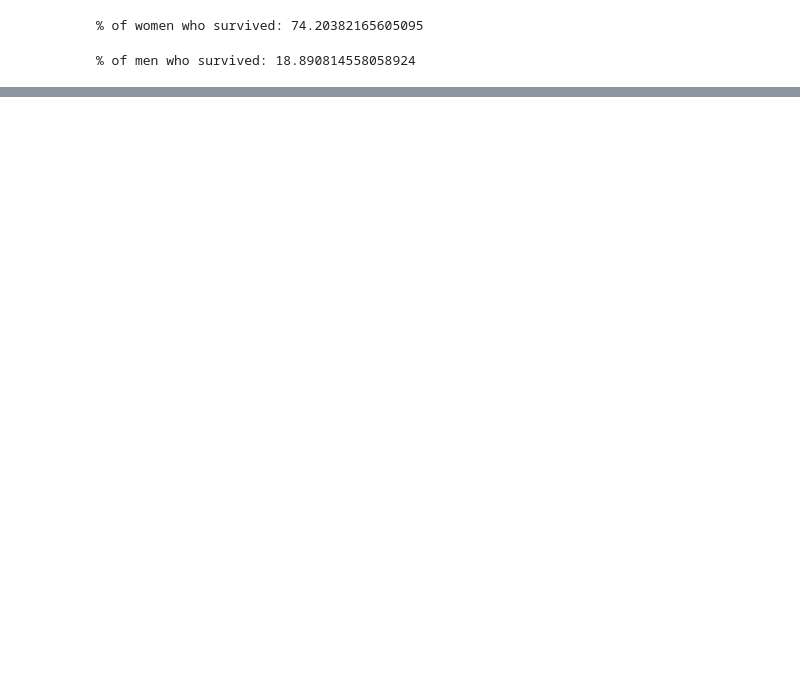
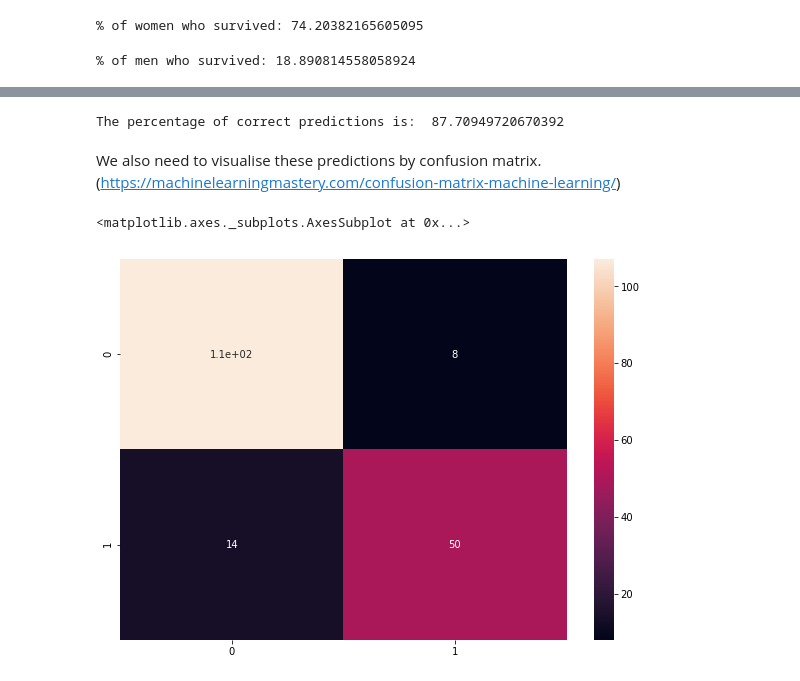
Before and after one commit to linhndt/titanic_kaggle_competition_tutorial, a Jupyter notebook: titanic_project.ipynb, the cells around one changed output, grey strips where cells are left out. Cells and saved outputs as stored; diff of their text form; code cells hidden in the pictures; blank space fills up the shorter version.

```diff
--- a/titanic_project.ipynb
+++ b/titanic_project.ipynb
@@ -61,0 +193,6 @@ for feature in features_vis:
+# %%
+X_val = pd.get_dummies(val_data[features])
+y_val = val_data["Survived"].tolist()
+
+predictions = model.predict(X_val)
+pred_list = predictions.tolist()
@@ -61,0 +203,35 @@ for feature in features_vis:
+# %%
+y_true = []
+y_pred = []
+
+accurate_pred = 0
+total_pred = 0
+
+for i in range(val_data.shape[0]):
+    if pred_list[i] == y_val[i]:
+        accurate_pred += 1
+
+    total_pred += 1
+
+    y_true.append(y_val[i])
+    y_pred.append(pred_list[i])
+
+print("The percentage of correct predictions is: ", accurate_pred / total_pred * 100)
+# %% [output]
+The percentage of correct predictions is:  87.70949720670392
+# %% [markdown]
+We also need to visualise these predictions by confusion matrix. (https://machinelearningmastery.com/confusion-matrix-machine-learning/)
+# %%
+# Import confusion_matrix lib
+from sklearn.metrics import confusion_matrix
+
+# Build confusion matrix
+cf_matrix = confusion_matrix(y_true, y_pred)
+
+# Visualise confusion matrix
+df_cm = pd.DataFrame(cf_matrix, index = [i for i in range(2)], columns = [i for i in range(2)])
+plt.figure(figsize = (10,7))
+sn.heatmap(df_cm, annot=True)
+# %% [output]
+<matplotlib.axes._subplots.AxesSubplot at 0x...>
+[figure, added]
```
Also changed, not shown: parts of 32 cells of this notebook.
